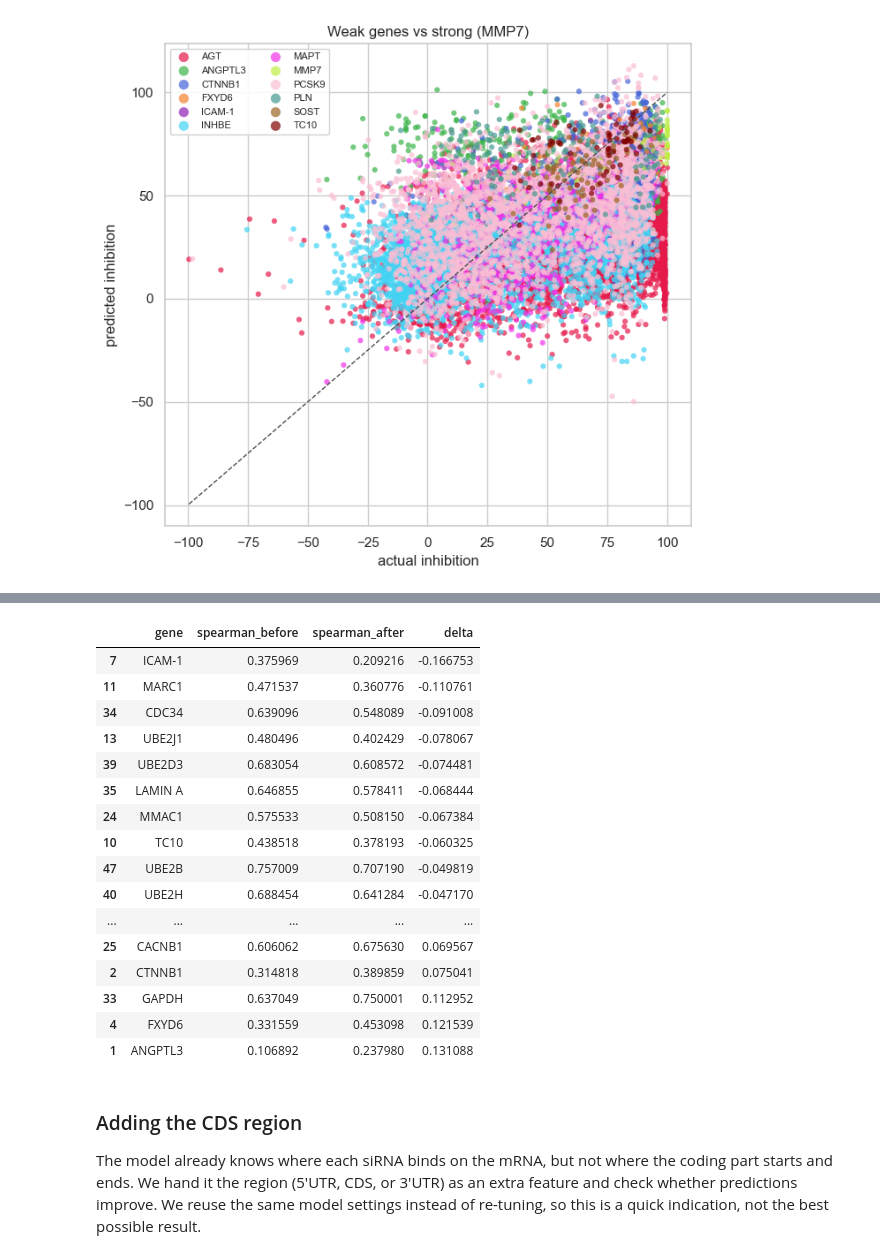
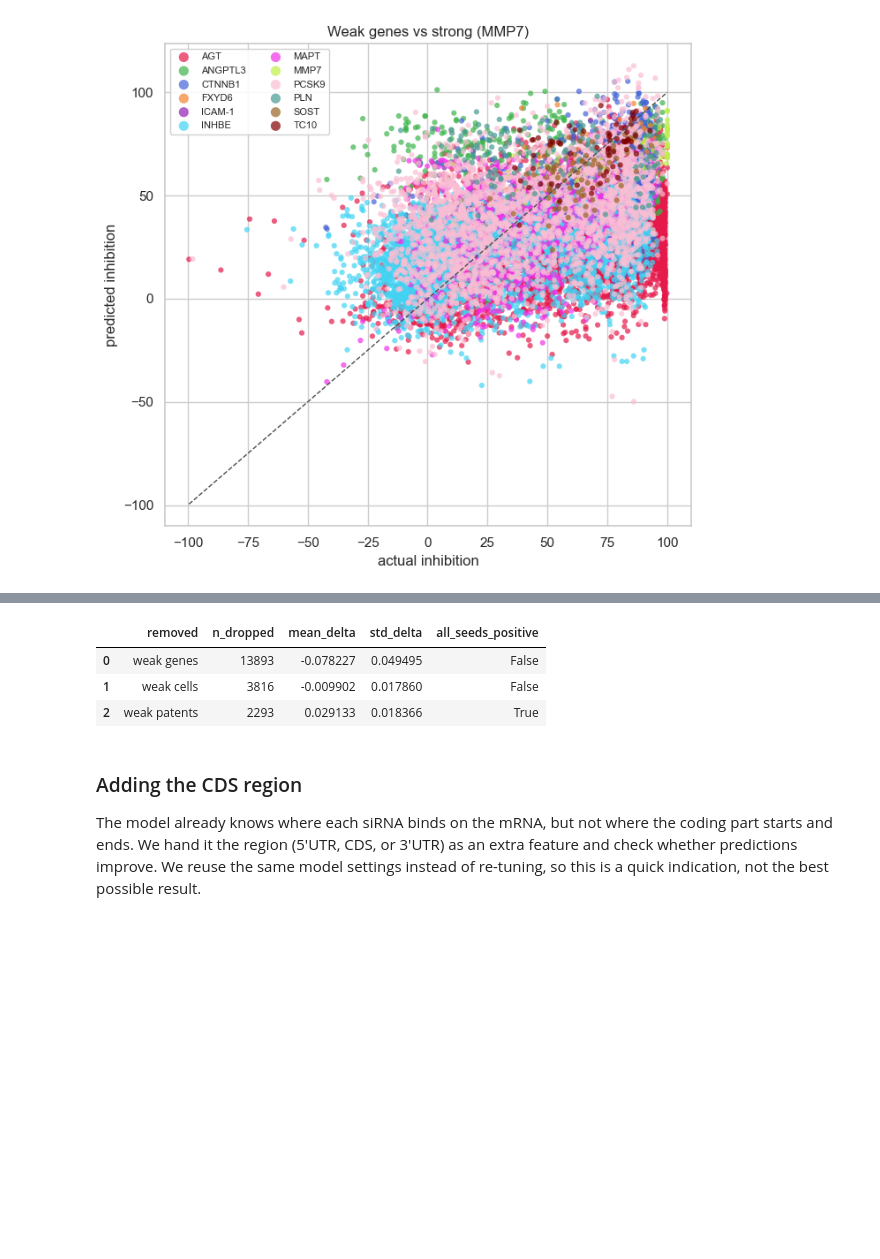
Before and after one commit to evelina-crypto/siRNA-Pharmaceutical-Modeling-with-Foundation-Models, a Jupyter notebook: classical_ml/data_investigation.ipynb, the cells around one changed output, grey strips where cells are left out. Saved outputs shown, nothing was run; the diff lists cells and outputs as text; code cells hidden in the pictures; blank space fills up the shorter version.

Commit message:
seeded group removal check in data investigation

```diff
--- a/classical_ml/data_investigation.ipynb
+++ b/classical_ml/data_investigation.ipynb
@@ -530,33 +506,63 @@ flagged 415 poison rows of 35444
 # %%
-# did removing poison help the weak genes specifically?
-diag_clean = diag.copy()
-diag_clean["y_pred"] = y_pred_clean
-after = spearman_by_group(diag_clean[comparable], "gene", min_n=15)[["gene", "spearman"]]
-before = spearman_by_group(diag[comparable], "gene", min_n=15)[["gene", "spearman"]]
-delta = (
-    before.merge(after, on="gene", suffixes=("_before", "_after"))
-    .assign(delta=lambda d: d["spearman_after"] - d["spearman_before"])
-    .sort_values("delta")
-)
-delta
+# does dropping a weak group actually help, and does it hold up across splits
+# the splitter is deterministic at leak_n=0
+# drop the group from training only
+
+
+def seeded_oof(seed, drop_from_train=None, n_splits=3):
+    rng = np.random.default_rng(seed)
+    shuffled = np.array(sorted(set(groups)))
+    rng.shuffle(shuffled)
+    fold_of = {g: i % n_splits for i, g in enumerate(shuffled)}
+    gene_fold = np.array([fold_of[g] for g in groups])
+    pred = np.full(len(y), np.nan)
+    for k in range(n_splits):
+        test_idx = np.where(gene_fold == k)[0]
+        train_idx = np.where(gene_fold != k)[0]
+        if drop_from_train is not None:
+            train_idx = train_idx[drop_from_train[train_idx] == False]
+        model = make_model(by_gene_params)
+        model.set_params(random_state=seed)
+        model.fit(X[train_idx], y[train_idx])
+        pred[test_idx] = model.predict(X[test_idx])
+    return pred
+
+
+# the weak groups, worst-ranked by their own Spearman on the baseline pred
+weak_genes_set = spearman_by_group(diag, "gene", min_n=10)
+weak_genes_set = weak_genes_set[weak_genes_set["spearman"] < 0.45]["gene"].tolist()
+weak_cells_set = spearman_by_group(diag, "cell_type", min_n=20).head(6)["cell_type"].tolist()
+weak_patents_set = spearman_by_group(diag, "patent", min_n=20).head(6)["patent"].tolist()
+
+candidates = {
+    "weak genes": diag["gene"].isin(weak_genes_set).to_numpy(),
+    "weak cells": diag["cell_type"].isin(weak_cells_set).to_numpy(),
+    "weak patents": diag["patent"].isin(weak_patents_set).to_numpy(),
+}
+
+#5 seeds, each runs a 3-fold model with and without the group
+seeds = [42, 0, 1, 7, 2025]
+baseline = {s: seeded_oof(s) for s in seeds}   # one baseline per seed, reused below
+
+rows = []
+for name, drop in candidates.items():
+    kept = drop == False
+    deltas = []
+    for s in seeds:
+        before = compute_regression_metrics(y[kept], baseline[s][kept])["spearman"]
+        after = compute_regression_metrics(y[kept], seeded_oof(s, drop)[kept])["spearman"]
+        deltas.append(after - before)
+    rows.append({"removed": name, "n_dropped": int(drop.sum()),
+                 "mean_delta": np.mean(deltas), "std_delta": np.std(deltas),
+                 "all_seeds_positive": all(d > 0 for d in deltas)})
+
+seed_removal = pd.DataFrame(rows)
+seed_removal
 # %% [output]
-|  | gene | spearman_before | spearman_after | delta |
-| 7 | ICAM-1 | 0.375969 | 0.209216 | -0.166753 |
-| 11 | MARC1 | 0.471537 | 0.360776 | -0.110761 |
-| 34 | CDC34 | 0.639096 | 0.548089 | -0.091008 |
-| 13 | UBE2J1 | 0.480496 | 0.402429 | -0.078067 |
-| 39 | UBE2D3 | 0.683054 | 0.608572 | -0.074481 |
-| 35 | LAMIN A | 0.646855 | 0.578411 | -0.068444 |
-| 24 | MMAC1 | 0.575533 | 0.508150 | -0.067384 |
-| 10 | TC10 | 0.438518 | 0.378193 | -0.060325 |
-| 47 | UBE2B | 0.757009 | 0.707190 | -0.049819 |
-| 40 | UBE2H | 0.688454 | 0.641284 | -0.047170 |
-| ... | ... | ... | ... | ... |
-| 25 | CACNB1 | 0.606062 | 0.675630 | 0.069567 |
-| 2 | CTNNB1 | 0.314818 | 0.389859 | 0.075041 |
-| 33 | GAPDH | 0.637049 | 0.750001 | 0.112952 |
-| 4 | FXYD6 | 0.331559 | 0.453098 | 0.121539 |
-| 1 | ANGPTL3 | 0.106892 | 0.237980 | 0.131088 |
+|  | removed | n_dropped | mean_delta | std_delta | all_seeds_positive |
+| 0 | weak genes | 13893 | -0.078227 | 0.049495 | False |
+| 1 | weak cells | 3816 | -0.009902 | 0.017860 | False |
+| 2 | weak patents | 2293 | 0.029133 | 0.018366 | True |
 # %% [markdown]
 ### Adding the CDS region
 
```
Also changed, not shown: parts of 5 cells of this notebook.
